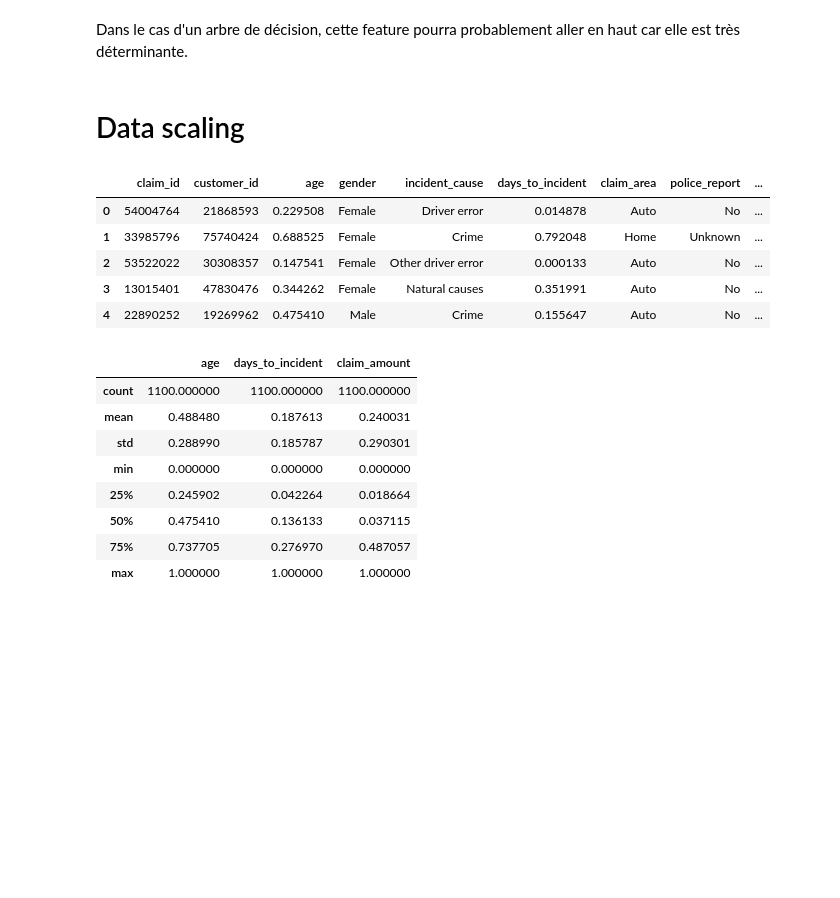
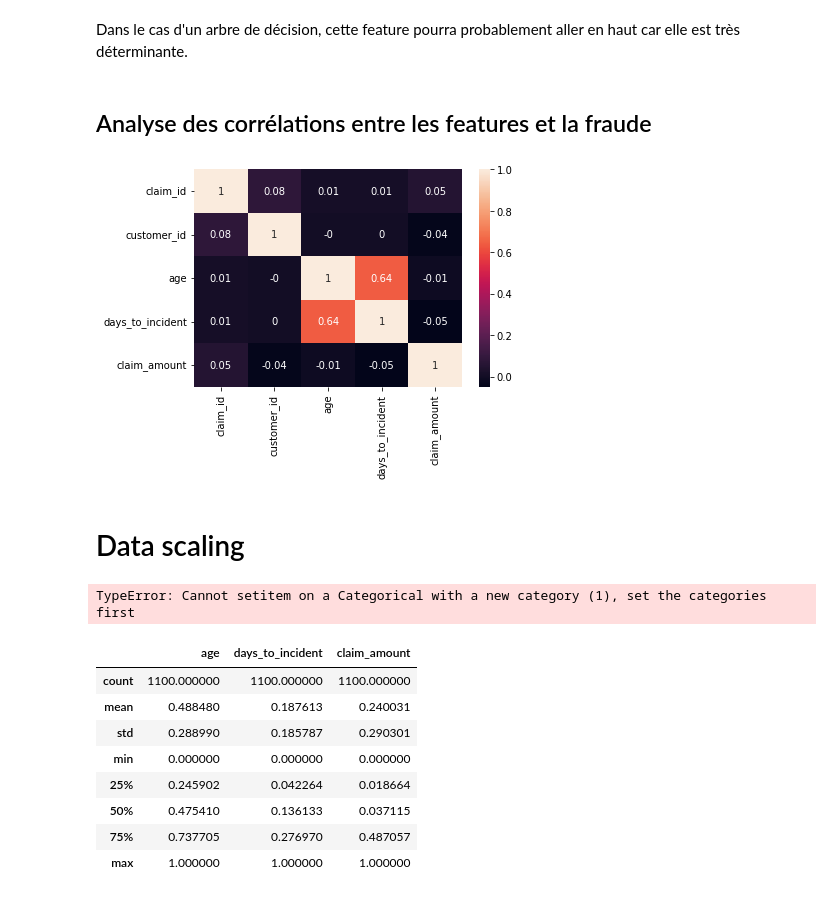
Before and after one commit to MaxGomas/mlanalyse, a Jupyter notebook: main-python.ipynb, the cells around one changed output. Drawn from its saved outputs; the diff is of its cells as text; code cells hidden in the pictures; blank space fills up the shorter version.

Commit message:
avancement visualisation des données

```diff
--- a/main-python.ipynb
+++ b/main-python.ipynb
@@ -171,6 +171,19 @@ Name: age, dtype: object
 [figure]
 # %% [markdown]
 Dans le cas d'un arbre de décision, cette feature pourra probablement aller en haut car elle est très déterminante.
+# %% [markdown]
+## Analyse des corrélations entre les features et la fraude
+# %%
+# Visualizing a Pandas Correlation Matrix Using Seaborn
+import pandas as pd
+import seaborn as sns
+import matplotlib.pyplot as plt
+
+matrix = data.corr().round(2)
+sns.heatmap(matrix, annot=True)
+plt.show()
+# %% [output]
+[figure, added]
 # %% [markdown]
 # Data scaling
 # %%
@@ -178,14 +191,11 @@ from sklearn.preprocessing import minmax_scale
 
 data[['age','days_to_incident', 'claim_amount']] = minmax_scale(data[['age','days_to_incident', 'claim_amount']])
 
+data[data['gender']=='Female']=1
+
 data.head()
 # %% [output]
-|  | claim_id | customer_id | age | gender | incident_cause | days_to_incident | claim_area | police_report | ... |
-| 0 | 54004764 | 21868593 | 0.229508 | Female | Driver error | 0.014878 | Auto | No | ... |
-| 1 | 33985796 | 75740424 | 0.688525 | Female | Crime | 0.792048 | Home | Unknown | ... |
-| 2 | 53522022 | 30308357 | 0.147541 | Female | Other driver error | 0.000133 | Auto | No | ... |
-| 3 | 13015401 | 47830476 | 0.344262 | Female | Natural causes | 0.351991 | Auto | No | ... |
-| 4 | 22890252 | 19269962 | 0.475410 | Male | Crime | 0.155647 | Auto | No | ... |
+TypeError: Cannot setitem on a Categorical with a new category (1), set the categories first
 # %%
 features = ['age', 'gender', 'incident_cause', 'days_to_incident', 'claim_area', 'police_report', 'claim_type', 'claim_amount', 'total_policy_claims']
 
```
Also changed, not shown: parts of 9 cells of this notebook, 1 other file.
